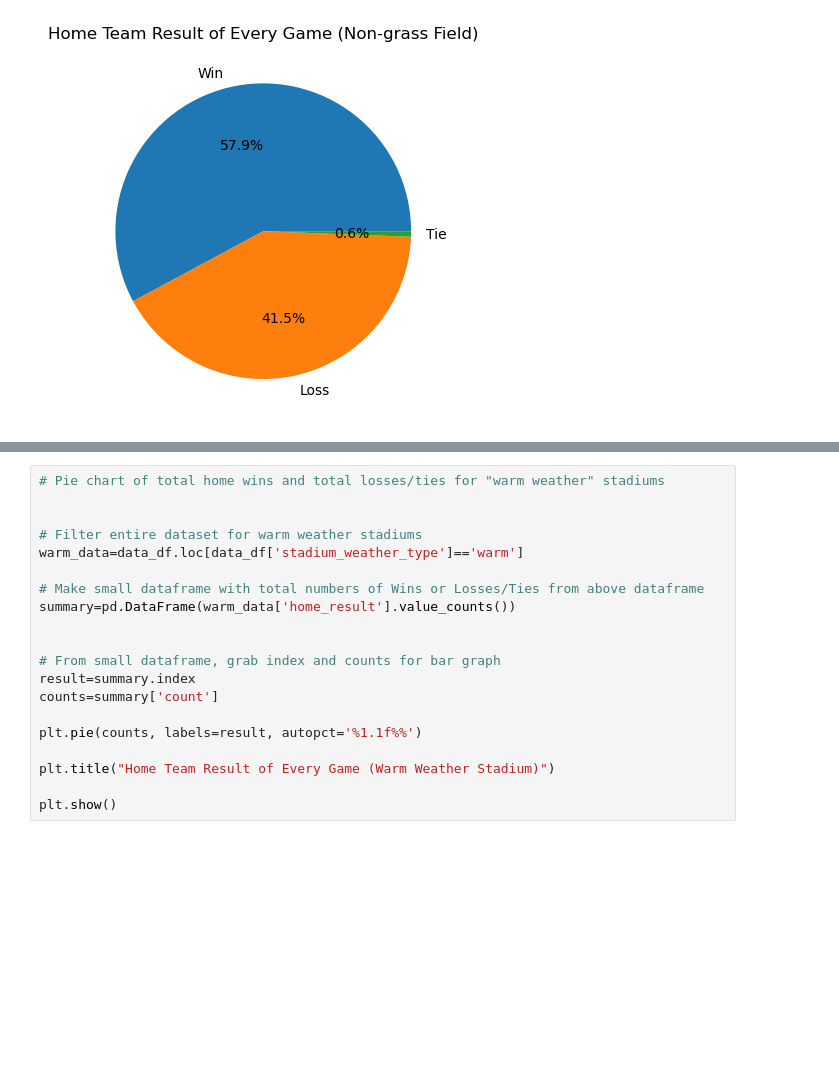
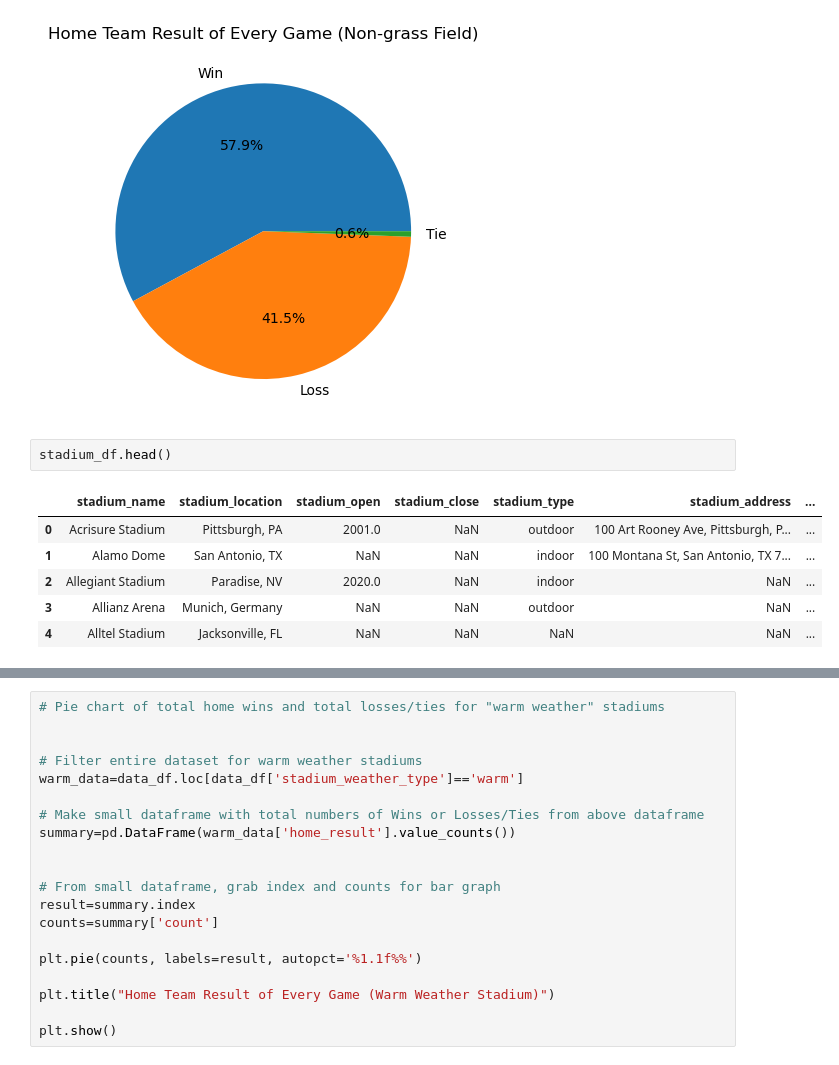
Before and after one commit to jlawrence16/project_one, a Jupyter notebook: justin_nfl_notebook.ipynb, the cells around one changed output, grey strips where cells are left out. Saved outputs shown, nothing was run; the diff lists cells and outputs as text; blank space fills up the shorter version.

```diff
--- a/justin_nfl_notebook.ipynb
+++ b/justin_nfl_notebook.ipynb
@@ -326,3 +282,12 @@ plt.title("Home Team Result of Every Game (Non-grass Field)")
 plt.show()
 # %% [output]
 [figure]
+# %%
+stadium_df.head()
+# %% [output]
+|  | stadium_name | stadium_location | stadium_open | stadium_close | stadium_type | stadium_address | ... |
+| 0 | Acrisure Stadium | Pittsburgh, PA | 2001.0 | NaN | outdoor | 100 Art Rooney Ave, Pittsburgh, P... | ... |
+| 1 | Alamo Dome | San Antonio, TX | NaN | NaN | indoor | 100 Montana St, San Antonio, TX 7... | ... |
+| 2 | Allegiant Stadium | Paradise, NV | 2020.0 | NaN | indoor | NaN | ... |
+| 3 | Allianz Arena | Munich, Germany | NaN | NaN | outdoor | NaN | ... |
+| 4 | Alltel Stadium | Jacksonville, FL | NaN | NaN | NaN | NaN | ... |
```
Also changed, not shown: parts of 17 cells of this notebook.
